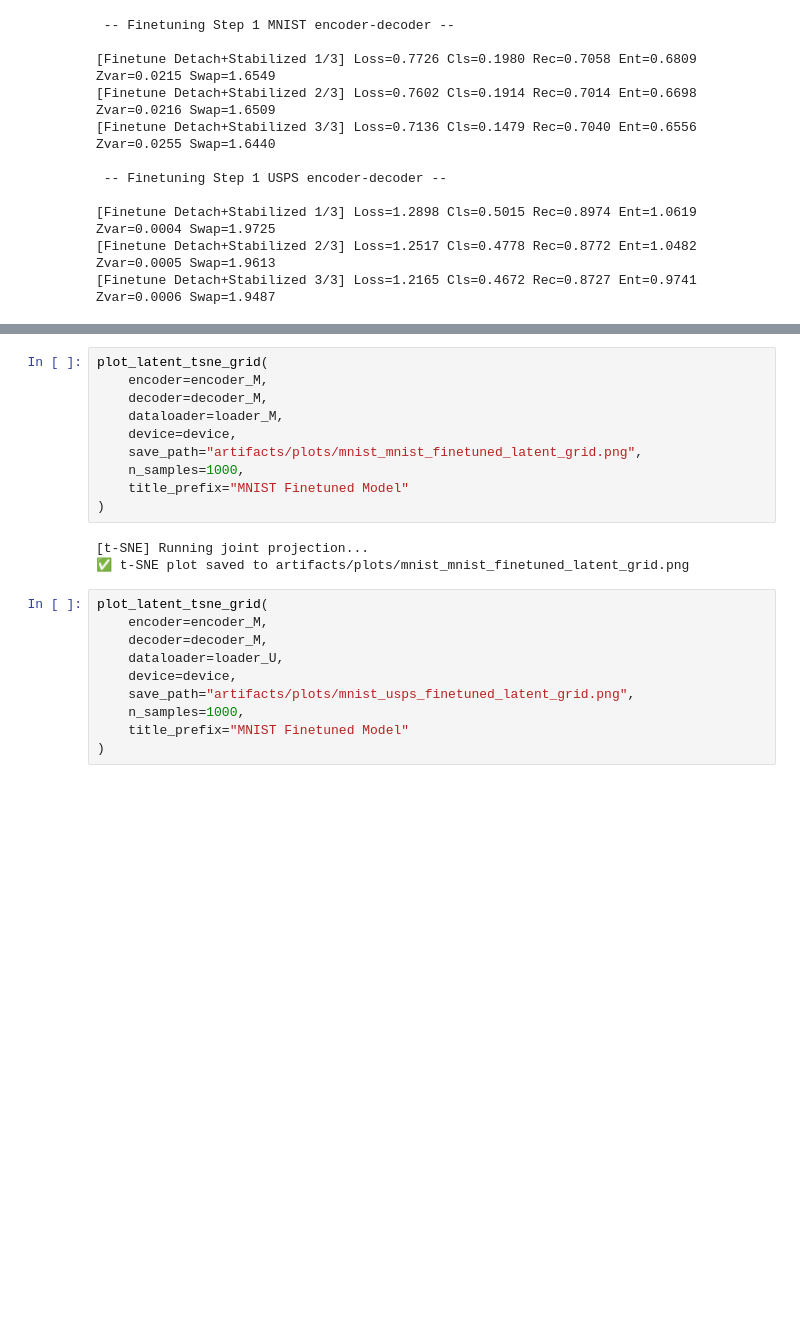
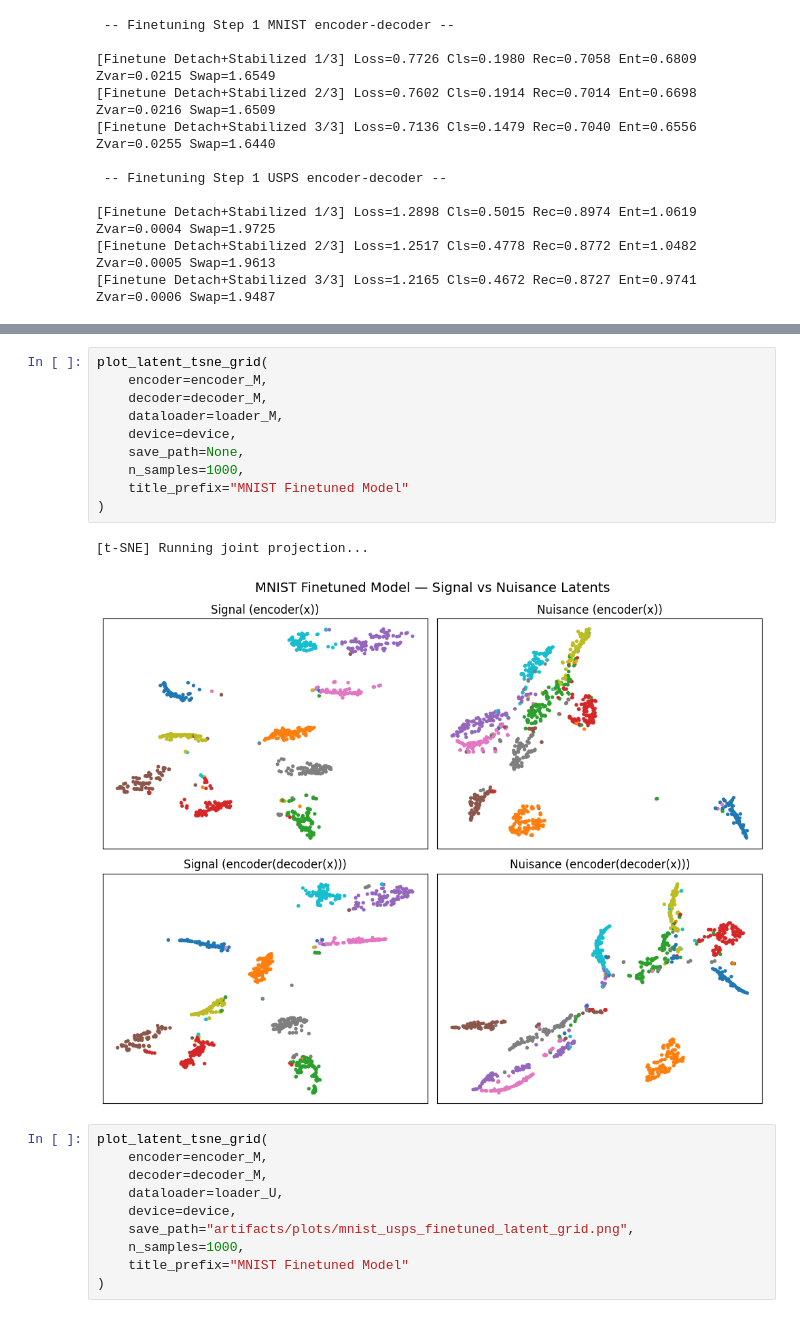
Before and after one commit to ChiPhuongHuynh/Domain-Adaptation, a Jupyter notebook: experiments.ipynb, the cells around one changed output, grey strips where cells are left out. Cells and saved outputs as stored; diff of their text form; blank space fills up the shorter version.

Commit message:
fixed saving and plotting script

```diff
--- a/experiments.ipynb
+++ b/experiments.ipynb
@@ -322,16 +350,16 @@ Avg: CORAL=4.5070  MMD=0.5835
 # %%
 plot_latent_tsne_grid(
     encoder=encoder_M,
     decoder=decoder_M,
     dataloader=loader_M,
     device=device,
-    save_path="artifacts/plots/mnist_mnist_finetuned_latent_grid.png",
+    save_path=None,
     n_samples=1000,
     title_prefix="MNIST Finetuned Model"
 )
 # %% [output]
 [t-SNE] Running joint projection...
-✅ t-SNE plot saved to artifacts/plots/mnist_mnist_finetuned_latent_grid.png
+[figure, added]
 # %%
 plot_latent_tsne_grid(
     encoder=encoder_M,
```
Also changed, not shown: parts of 6 cells of this notebook, 7 other files.
